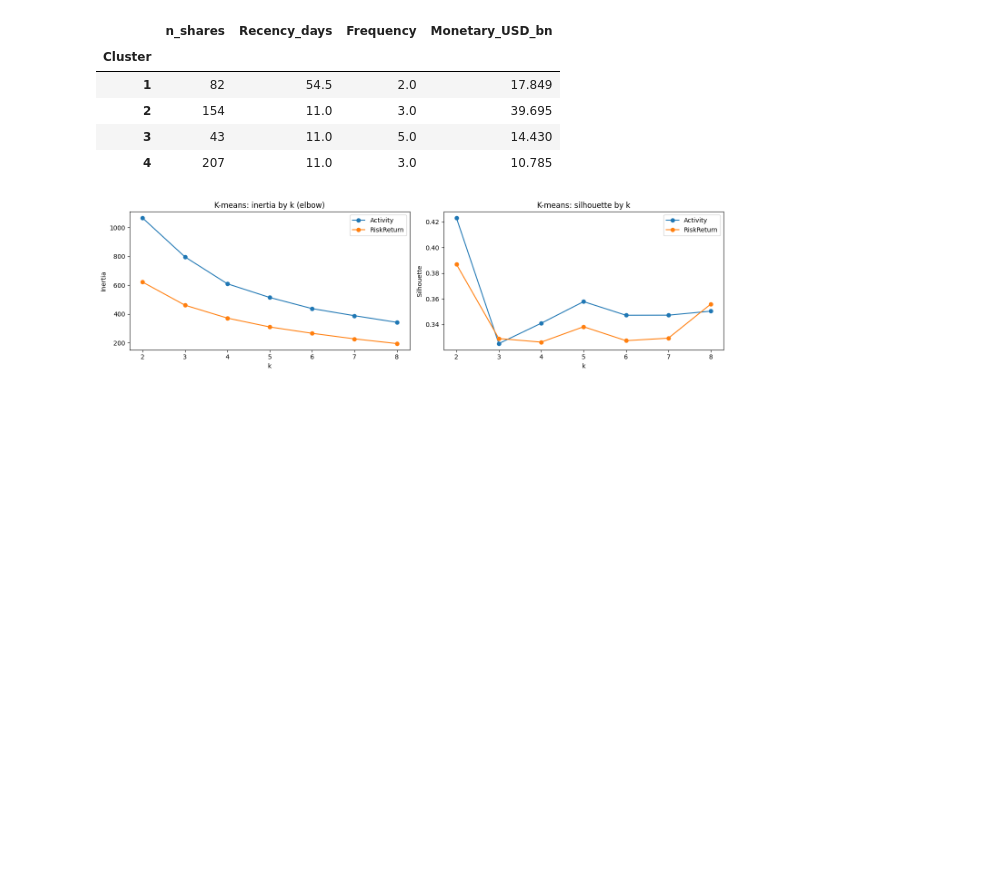
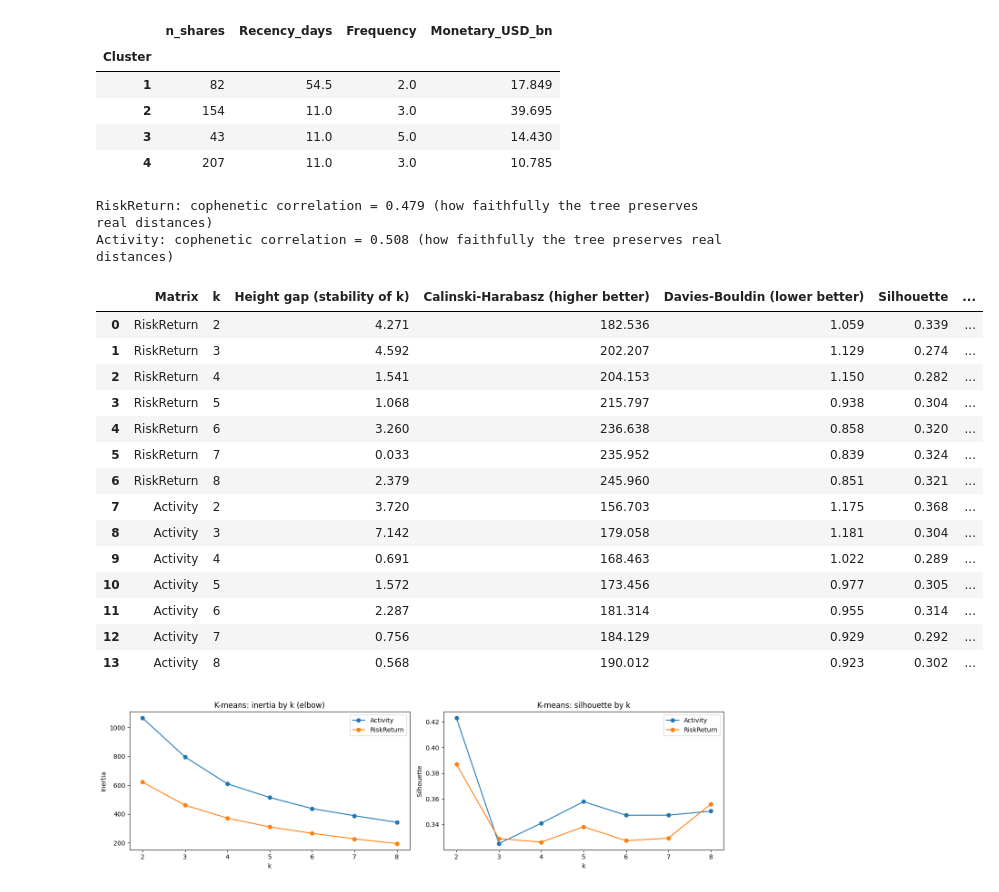
Before and after one commit to EV-2002/-CRM-CM-Coursework, a Jupyter notebook: CRM_Coursework_final.ipynb, the cells around one changed output. Saved outputs shown, nothing was run; the diff lists cells and outputs as text; code cells hidden in the pictures; blank space fills up the shorter version.

```diff
--- a/CRM_Coursework_final.ipynb
+++ b/CRM_Coursework_final.ipynb
@@ -1022,6 +1440,47 @@ Activity - final profile (k = 4)
 | 2 | 154 | 11.0 | 3.0 | 39.695 |
 | 3 | 43 | 11.0 | 5.0 | 14.430 |
 | 4 | 207 | 11.0 | 3.0 | 10.785 |
+# %%
+# Task 2.2: further diagnostics - dendrogram structure and extra validity indices
+from scipy.cluster.hierarchy import cophenet
+from scipy.spatial.distance import pdist
+from sklearn.metrics import calinski_harabasz_score, davies_bouldin_score
+
+rows = []
+for name, Z in matrices.items():
+    L = link[name]
+    coph, _ = cophenet(L, pdist(Z.values))
+    print(f'{name}: cophenetic correlation = {coph:.3f} (how faithfully the tree preserves real distances)')
+    h = L[:, 2]                                         # merge heights, smallest to largest
+    for k in range(2, 9):
+        labels = fcluster(L, k, criterion='maxclust')
+        rows.append({'Matrix': name, 'k': k,
+                     'Height gap (stability of k)': h[-(k - 1)] - h[-k],
+                     'Calinski-Harabasz (higher better)': calinski_harabasz_score(Z, labels),
+                     'Davies-Bouldin (lower better)': davies_bouldin_score(Z, labels)})
+
+ward_diag = pd.DataFrame(rows).merge(ward_scan[['Matrix', 'k', 'Silhouette', 'Smallest_%']],
+                                     on=['Matrix', 'k'])
+ward_diag.to_csv('outputs/ward_diagnostics.csv', index=False)
+ward_diag.round(3)
+# %% [output]
+RiskReturn: cophenetic correlation = 0.479 (how faithfully the tree preserves real distances)
+Activity: cophenetic correlation = 0.508 (how faithfully the tree preserves real distances)
+|  | Matrix | k | Height gap (stability of k) | Calinski-Harabasz (higher better) | Davies-Bouldin (lower better) | Silhouette | ... |
+| 0 | RiskReturn | 2 | 4.271 | 182.536 | 1.059 | 0.339 | ... |
+| 1 | RiskReturn | 3 | 4.592 | 202.207 | 1.129 | 0.274 | ... |
+| 2 | RiskReturn | 4 | 1.541 | 204.153 | 1.150 | 0.282 | ... |
+| 3 | RiskReturn | 5 | 1.068 | 215.797 | 0.938 | 0.304 | ... |
+| 4 | RiskReturn | 6 | 3.260 | 236.638 | 0.858 | 0.320 | ... |
+| 5 | RiskReturn | 7 | 0.033 | 235.952 | 0.839 | 0.324 | ... |
+| 6 | RiskReturn | 8 | 2.379 | 245.960 | 0.851 | 0.321 | ... |
+| 7 | Activity | 2 | 3.720 | 156.703 | 1.175 | 0.368 | ... |
+| 8 | Activity | 3 | 7.142 | 179.058 | 1.181 | 0.304 | ... |
+| 9 | Activity | 4 | 0.691 | 168.463 | 1.022 | 0.289 | ... |
+| 10 | Activity | 5 | 1.572 | 173.456 | 0.977 | 0.305 | ... |
+| 11 | Activity | 6 | 2.287 | 181.314 | 0.955 | 0.314 | ... |
+| 12 | Activity | 7 | 0.756 | 184.129 | 0.929 | 0.292 | ... |
+| 13 | Activity | 8 | 0.568 | 190.012 | 0.923 | 0.302 | ... |
 # %%
 # Task 2.3: K-means with a fixed random seed and multiple initialisations
 SEED = 42
```
Also changed, not shown: parts of 24 cells of this notebook.
